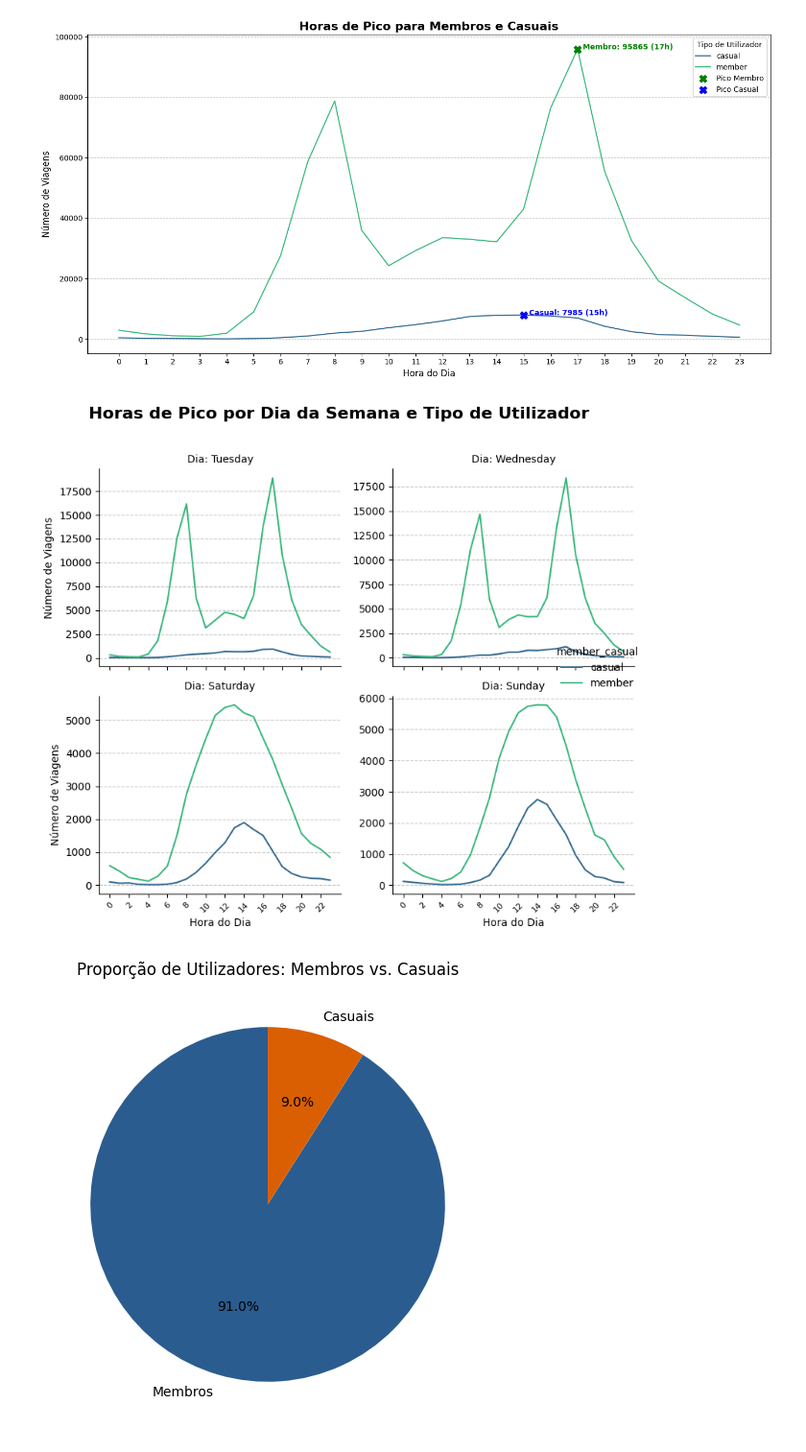
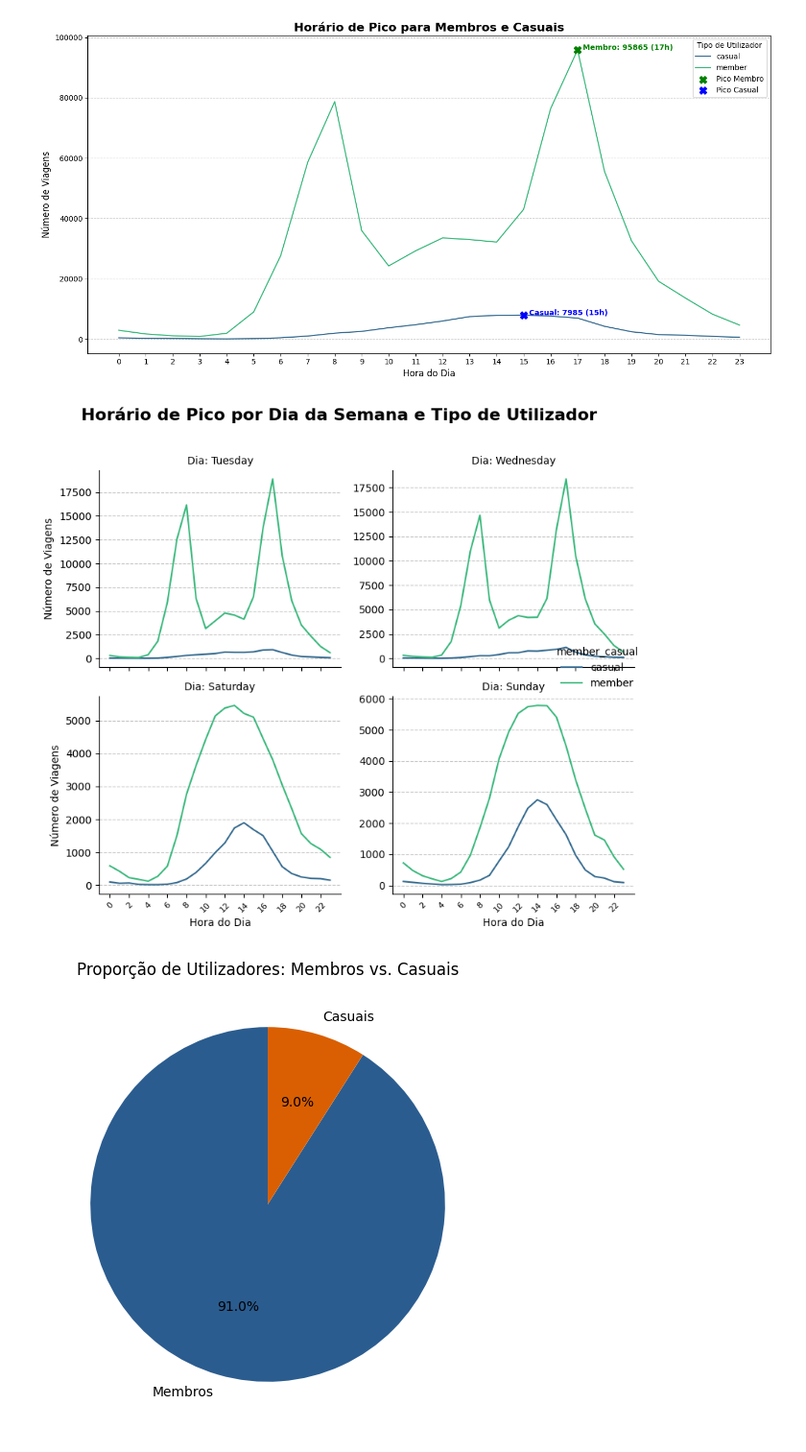
Before and after one commit to larissa-natalie/CASE_Cyclistic, a Jupyter notebook: CASE_Cyclistic_22_09(google_data_analytics).ipynb, the cells around one changed output. Shown at 96% size. Drawn from its saved outputs; the diff is of its cells as text; code cells hidden in the pictures.

```diff
--- a/CASE_Cyclistic_22_09(google_data_analytics).ipynb
+++ b/CASE_Cyclistic_22_09(google_data_analytics).ipynb
@@ -426,35 +426,35 @@ horario_pico_por_dia_filtrado = horario_pico_por_dia[horario_pico_por_dia['day_o
 horario_pico_por_dia_filtrado['day_of_week'] = pd.Categorical(horario_pico_por_dia_filtrado['day_of_week'], categories=dias_selecionados, ordered=True)
 horario_pico_por_dia_filtrado = horario_pico_por_dia_filtrado.sort_values('day_of_week')
 
 # 3. Criar o gráfico facetado usando o DataFrame filtrado
 g = sns.relplot(
     data=horario_pico_por_dia_filtrado,
     x='hour',
     y='ride_count',
     hue='member_casual',
     kind='line',
     col='day_of_week',
     col_wrap=2, # Ajustado para 2 gráficos por linha para os 4 dias selecionados
     height=3.5, aspect=1.0, # Mantendo o tamanho dos gráficos
     palette='viridis',
     facet_kws={'sharey': False} # Permitir que o eixo Y seja independente para cada dia, se necessário
 )
 
 # 4. Personalizar os títulos e rótulos
 g.set_axis_labels('Hora do Dia', 'Número de Viagens')
 g.set_titles('Dia: {col_name}')
-g.fig.suptitle('Horas de Pico por Dia da Semana e Tipo de Utilizador', y=1.02, fontsize=16, fontweight='bold') # Título geral
+g.fig.suptitle('Horário de Pico por Dia da Semana e Tipo de Utilizador', y=1.02, fontsize=16, fontweight='bold') # Título geral
 
 # 5. Ajustar os ticks do eixo X para mostrar todas as horas
 for ax in g.axes.flat:
     ax.set_xticks(range(0, 24, 2)) # Mostrar ticks a cada 2 horas
     ax.tick_params(axis='x', rotation=45, labelsize=8) # Girar os rótulos e reduzir o tamanho da fonte
     ax.grid(axis='y', linestyle='--', alpha=0.7)
 
 plt.tight_layout() # Ajustar o layout para evitar sobreposição
 plt.show()
 # %% [output]
-[figure, old version]
+[figure, new version]
 # %%
 # 1. Contagem dos dados para o gráfico de pizza
 # Precisamos contar quantos 'member' e quantos 'casual' existem. Apenas para entendermos como estamos hoje,
```
Also changed, not shown: parts of 1 cell of this notebook.
